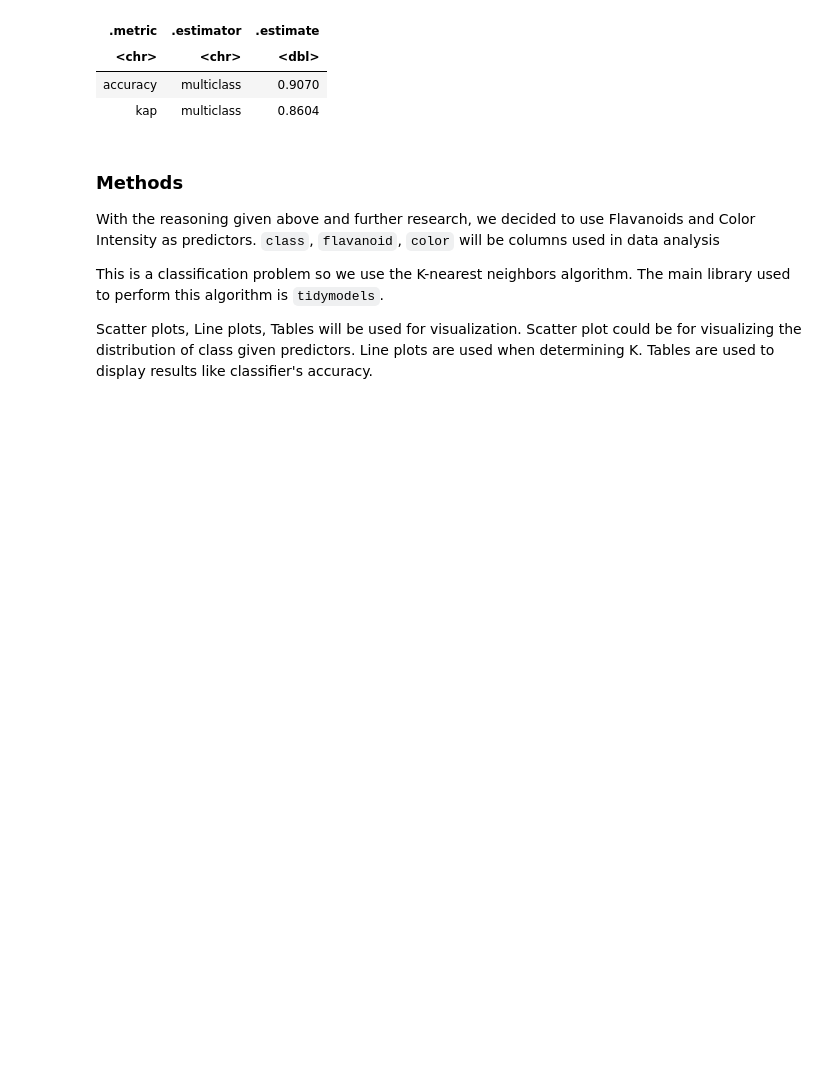
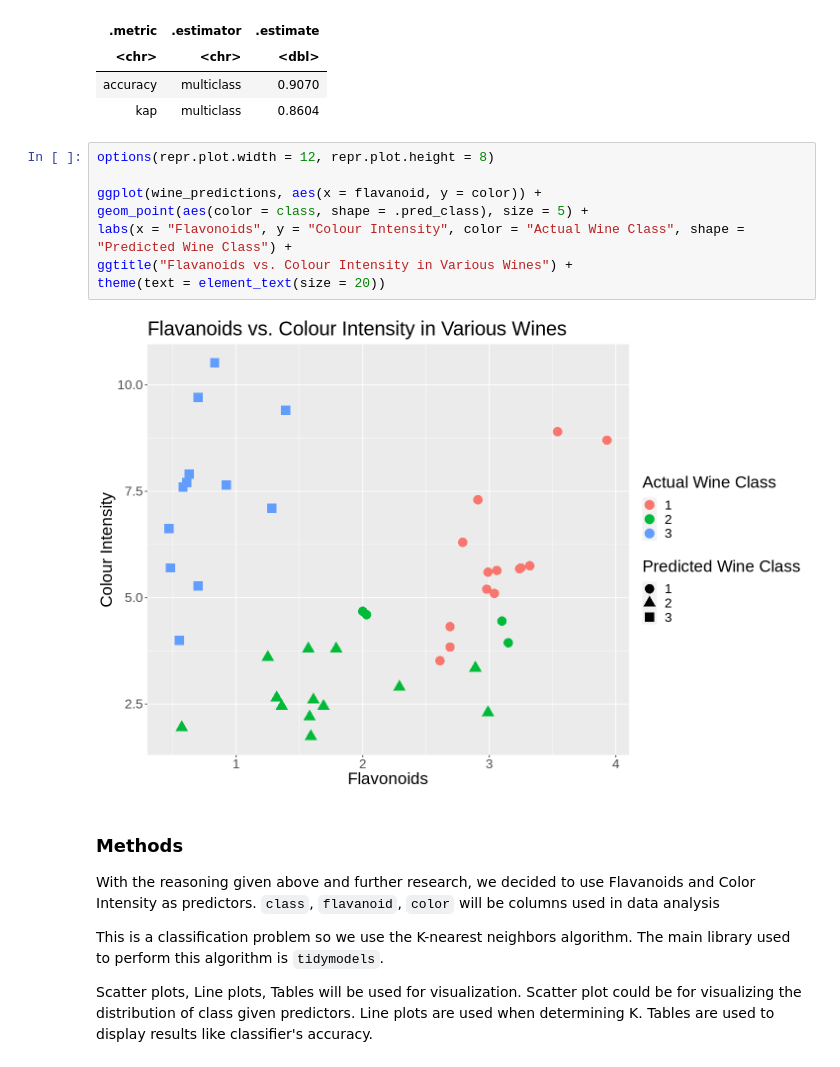
Before and after one commit to Herman-Liao/dsci100groupproject, a Jupyter notebook: Wine Analysis.ipynb, the cells around one changed output. Drawn from its saved outputs; the diff is of its cells as text; blank space fills up the shorter version.

Commit message:
Graph of Test Results
Added a graph of all testing data points indicating their actual and predicted classes.

```diff
--- a/Wine Analysis.ipynb
+++ b/Wine Analysis.ipynb
@@ -392,6 +392,16 @@ A tibble: 2 × 3
 | <chr> | <chr> | <dbl> |
 | accuracy | multiclass | 0.9070 |
 | kap | multiclass | 0.8604 |
+# %%
+options(repr.plot.width = 12, repr.plot.height = 8)
+
+ggplot(wine_predictions, aes(x = flavanoid, y = color)) +
+geom_point(aes(color = class, shape = .pred_class), size = 5) +
+labs(x = "Flavonoids", y = "Colour Intensity", color = "Actual Wine Class", shape = "Predicted Wine Class") +
+ggtitle("Flavanoids vs. Colour Intensity in Various Wines") +
+theme(text = element_text(size = 20))
+# %% [output]
+[figure, added]
 # %% [markdown]
 ### Methods
 With the reasoning given above and further research, we decided to use Flavanoids and Color Intensity as predictors. `class`, `flavanoid`, `color` will be columns used in data analysis
```
